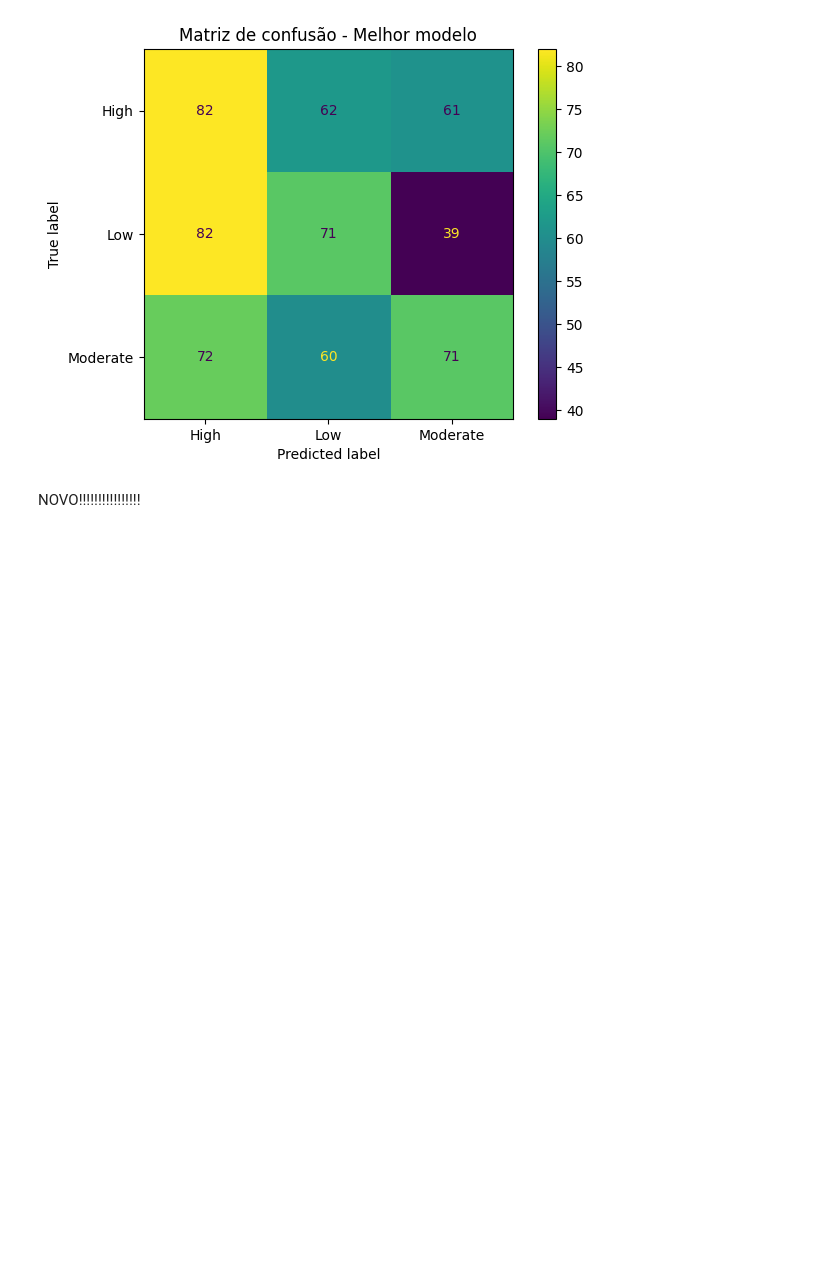
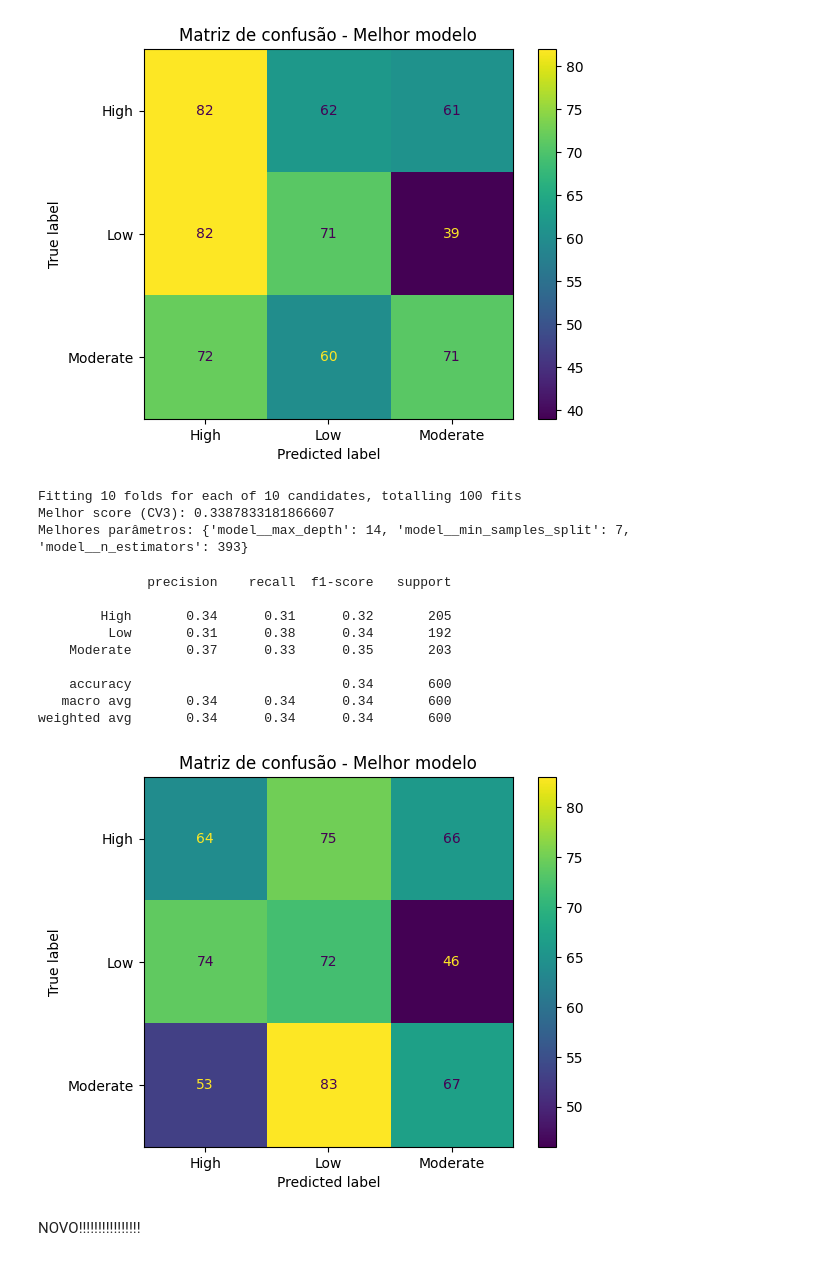
Before and after one commit to hugocfrias/MVP-Machine-Learning, a Jupyter notebook: MVP_Machine_Learning.ipynb, the cells around one changed output. Drawn from its saved outputs; the diff is of its cells as text; code cells hidden in the pictures; blank space fills up the shorter version.

```diff
--- a/MVP_Machine_Learning.ipynb
+++ b/MVP_Machine_Learning.ipynb
@@ -615,14 +615,14 @@ weighted avg       0.36      0.36      0.36       600
 # %%
 cv2 = StratifiedKFold(n_splits=10, shuffle=True, random_state=seed)
-model = Pipeline([("pre", preprocess), ("model", KNeighborsClassifier())])
+model2 = Pipeline([("pre", preprocess), ("model", KNeighborsClassifier())])
 param_dist = {
      'model__n_neighbors': [1,3,5,7,9,11,13,15,17,19,21],
      'model__metric': ["euclidean", "manhattan", "minkowski"],
              }
-scorer2 = "accuracy"
+scorer2 = "f1_weighted"
 
 # Executar busca aleatória (exemplo geral — ajuste para seu caso)
-search2 = RandomizedSearchCV(model, param_distributions=param_dist, n_iter=10, cv=cv, scoring=scorer, random_state=seed, n_jobs=-1, verbose=1)
+search2 = RandomizedSearchCV(model2, param_distributions=param_dist, n_iter=10, cv=cv, scoring=scorer, random_state=seed, n_jobs=-1, verbose=1)
 search2.fit(X_train, y_train)
 print("Melhor score (CV):", search2.best_score_)
 print("Melhores parâmetros:", search2.best_params_)
@@ -635,12 +635,12 @@ Melhores parâmetros: {'model__n_neighbors': 19, 'model__metric': 'minkowski'}
 # Exemplo de re-treino no conjunto de treino+validação (se aplicável) e avaliação no teste
 
 if 'search2' in globals() and hasattr(search2, "best_estimator_"):
-    best_model = search2.best_estimator_
-    y_pred = best_model.predict(X_test)
+    best_model2 = search2.best_estimator_
+    y_pred = best_model2.predict(X_test)
     from sklearn.metrics import classification_report, ConfusionMatrixDisplay
     print(classification_report(y_test, y_pred))
     try:
-            ConfusionMatrixDisplay.from_estimator(best_model, X_test, y_test)
+            ConfusionMatrixDisplay.from_estimator(best_model2, X_test, y_test)
             plt.title("Matriz de confusão - Melhor modelo")
             plt.show()
     except Exception as e:
@@ -656,6 +656,50 @@ if 'search2' in globals() and hasattr(search2, "best_estimator_"):
    macro avg       0.38      0.37      0.37       600
 weighted avg       0.38      0.37      0.37       600
 [figure]
+# %%
+cv3 = StratifiedKFold(n_splits=10, shuffle=True, random_state=seed)
+model3 = Pipeline([("pre", preprocess), ("model", RandomForestClassifier(random_state=seed))])
+param_dist = {
+        "model__n_estimators": randint(100, 400),
+        "model__max_depth": randint(3, 20),
+        "model__min_samples_split": randint(2, 10)
+             }
+scorer3 = "f1_weighted"
+
+# Executar busca aleatória (exemplo geral — ajuste para seu caso)
+search3 = RandomizedSearchCV(model3, param_distributions=param_dist, n_iter=10, cv=cv3, scoring=scorer3, random_state=seed, n_jobs=-1, verbose=1)
+search3.fit(X_train, y_train)
+print("Melhor score (CV3):", search3.best_score_)
+print("Melhores parâmetros:", search3.best_params_)
+# %% [output]
+Fitting 10 folds for each of 10 candidates, totalling 100 fits
+Melhor score (CV3): 0.3387833181866607
+Melhores parâmetros: {'model__max_depth': 14, 'model__min_samples_split': 7, 'model__n_estimators': 393}
+# %%
+# Exemplo de re-treino no conjunto de treino+validação (se aplicável) e avaliação no teste
+
+if 'search3' in globals() and hasattr(search3, "best_estimator_"):
+    best_model3 = search3.best_estimator_
+    y_pred = best_model3.predict(X_test)
+    from sklearn.metrics import classification_report, ConfusionMatrixDisplay
+    print(classification_report(y_test, y_pred))
+    try:
+            ConfusionMatrixDisplay.from_estimator(best_model3, X_test, y_test)
+            plt.title("Matriz de confusão - Melhor modelo")
+            plt.show()
+    except Exception as e:
+            print("Não foi possível plotar a matriz de confusão:", e)
+# %% [output]
+              precision    recall  f1-score   support
+
+        High       0.34      0.31      0.32       205
+         Low       0.31      0.38      0.34       192
+    Moderate       0.37      0.33      0.35       203
+
+    accuracy                           0.34       600
+   macro avg       0.34      0.34      0.34       600
+weighted avg       0.34      0.34      0.34       600
+[figure, added]
 # %% [markdown]
 NOVO!!!!!!!!!!!!!!!!
 # %%
```
Also changed, not shown: parts of 3 cells of this notebook.
